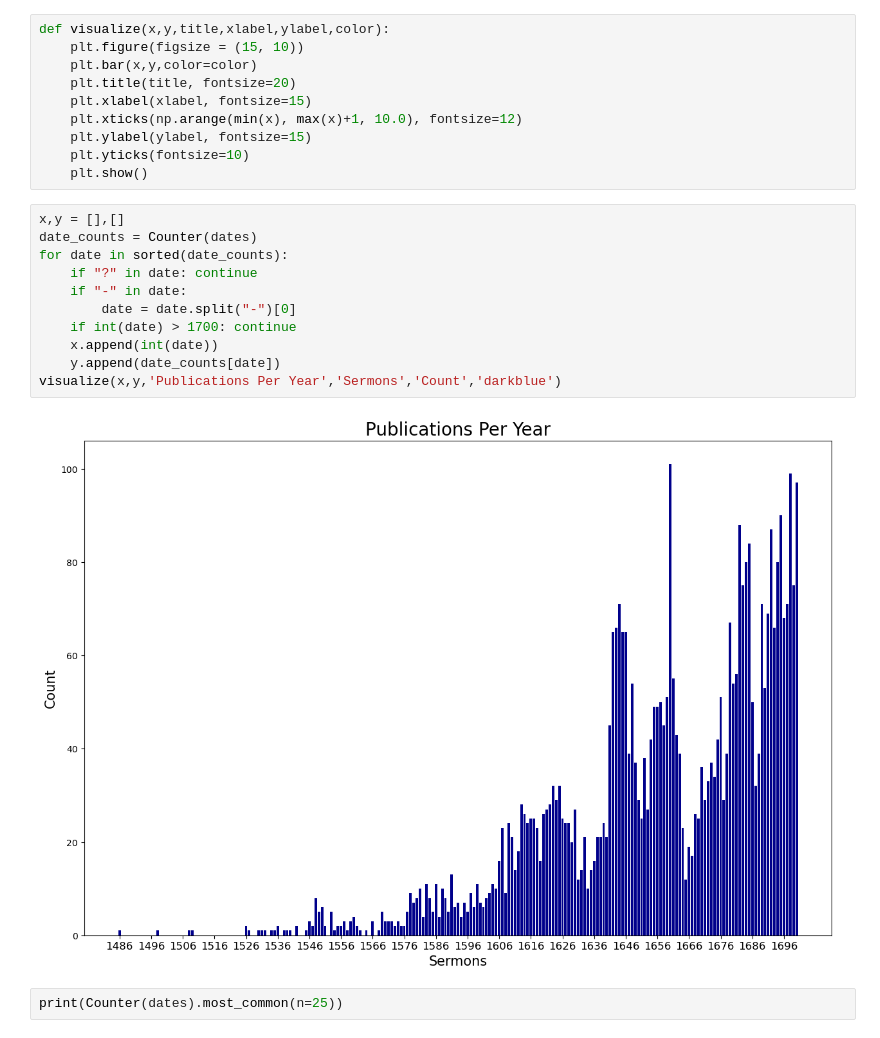
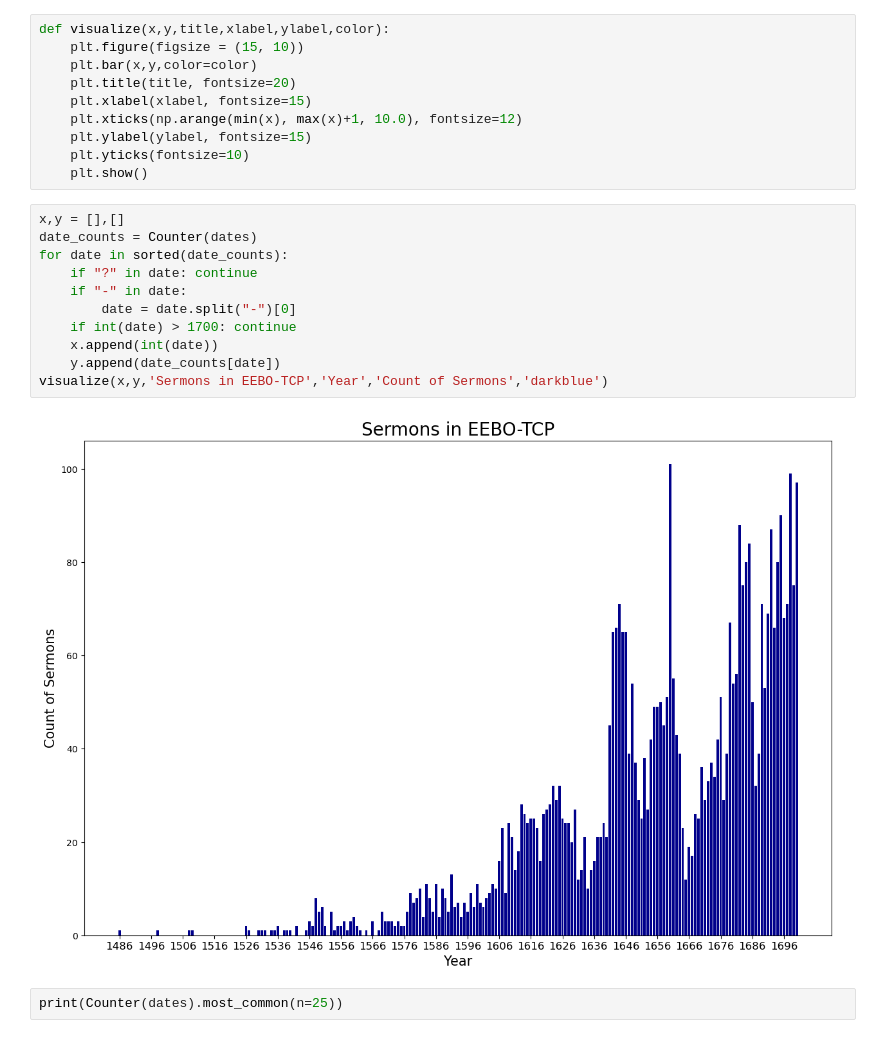
Before and after one commit to amycweng/Early-Modern-Sermons, a Jupyter notebook: notebooks/dates.ipynb, the cells around one changed output. Drawn from its saved outputs; the diff is of its cells as text.

```diff
--- a/notebooks/dates.ipynb
+++ b/notebooks/dates.ipynb
@@ -22,16 +22,16 @@ def visualize(x,y,title,xlabel,ylabel,color):
 # %%
 x,y = [],[]
 date_counts = Counter(dates)
 for date in sorted(date_counts):
     if "?" in date: continue
     if "-" in date:
         date = date.split("-")[0]
     if int(date) > 1700: continue
     x.append(int(date))
     y.append(date_counts[date])
-visualize(x,y,'Publications Per Year','Sermons','Count','darkblue')
+visualize(x,y,'Sermons in EEBO-TCP','Year','Count of Sermons','darkblue')
 # %% [output]
-[figure, old version]
+[figure, new version]
 # %%
 print(Counter(dates).most_common(n=25))
 # %% [output]
```
Also changed, not shown: parts of 1 cell of this notebook, 14 other files.
